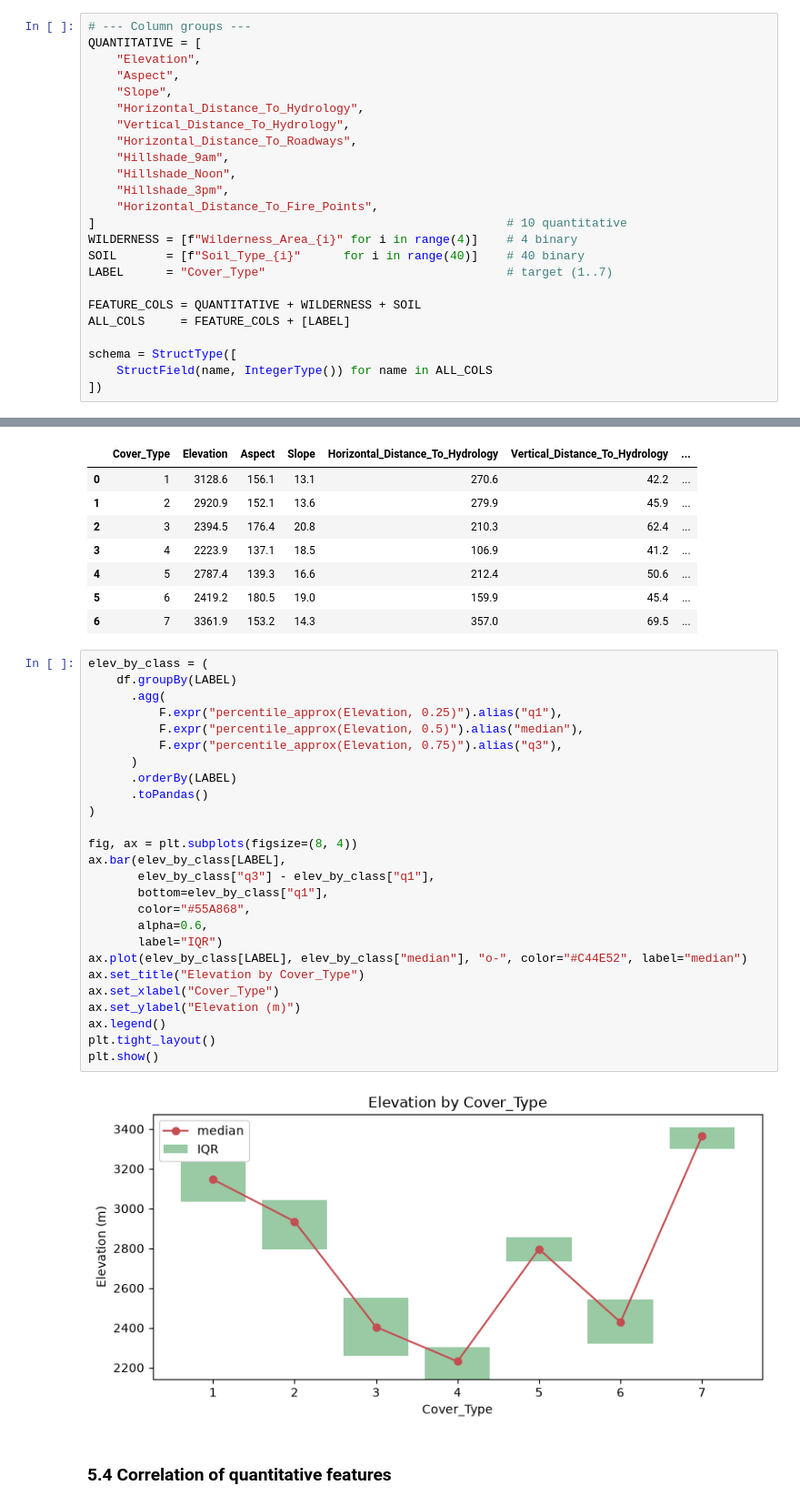
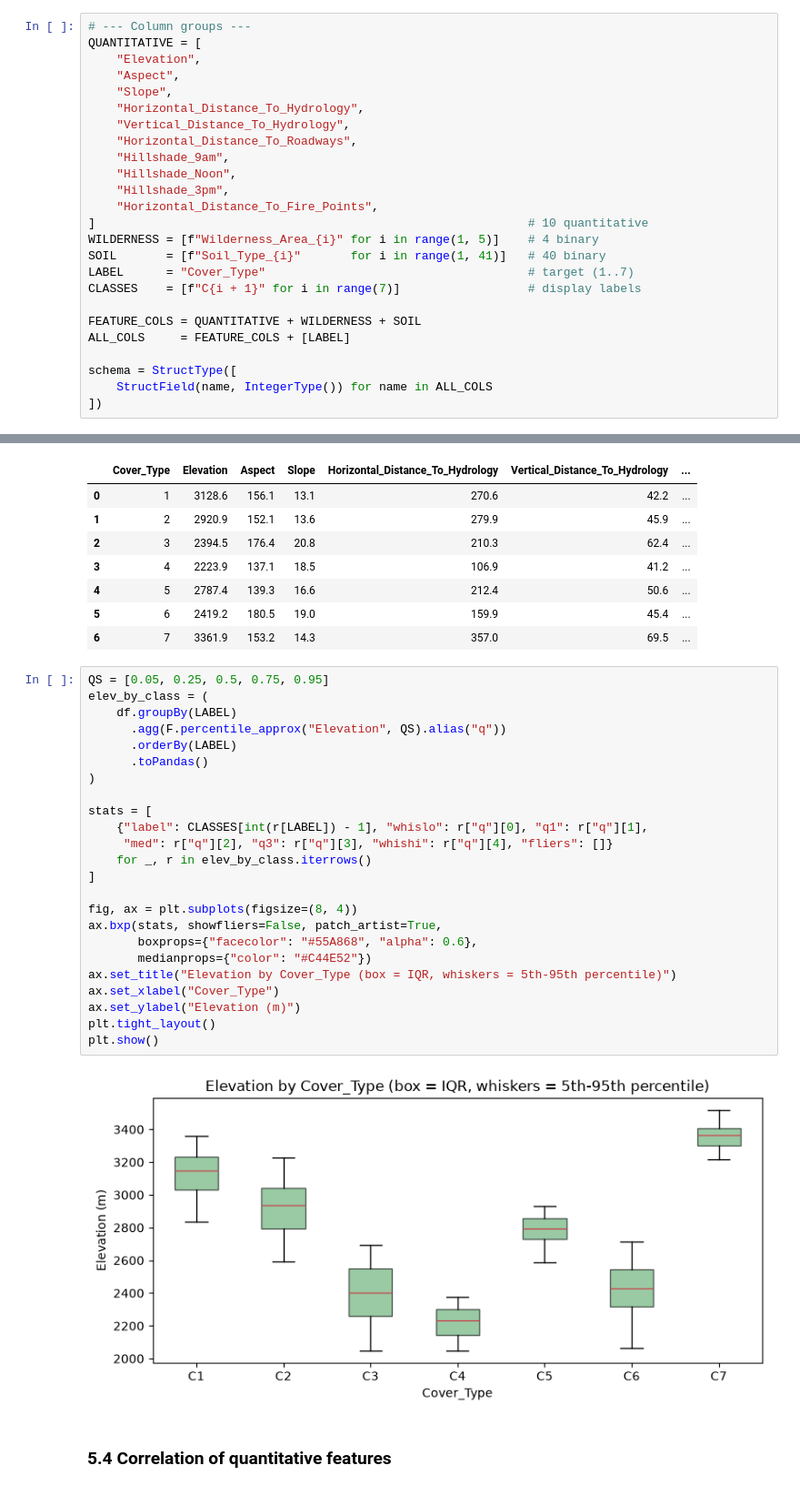
Before and after one commit to TouringHydra3/BDATM-Project, a Jupyter notebook: main.ipynb, the cells around one changed output, grey strips where cells are left out. Shown at 91% size. Saved outputs shown, nothing was run; the diff lists cells and outputs as text.

```diff
--- a/main.ipynb
+++ b/main.ipynb
@@ -142,10 +135,11 @@ QUANTITATIVE = [
     "Hillshade_Noon",
     "Hillshade_3pm",
     "Horizontal_Distance_To_Fire_Points",
-]                                                          # 10 quantitative
-WILDERNESS = [f"Wilderness_Area_{i}" for i in range(4)]    # 4 binary
-SOIL       = [f"Soil_Type_{i}"      for i in range(40)]    # 40 binary
-LABEL      = "Cover_Type"                                  # target (1..7)
+]                                                             # 10 quantitative
+WILDERNESS = [f"Wilderness_Area_{i}" for i in range(1, 5)]    # 4 binary
+SOIL       = [f"Soil_Type_{i}"       for i in range(1, 41)]   # 40 binary
+LABEL      = "Cover_Type"                                     # target (1..7)
+CLASSES    = [f"C{i + 1}" for i in range(7)]                  # display labels
 
 FEATURE_COLS = QUANTITATIVE + WILDERNESS + SOIL
 ALL_COLS     = FEATURE_COLS + [LABEL]
@@ -280,33 +277,31 @@ per_class_mean
 | 5 | 6 | 2419.2 | 180.5 | 19.0 | 159.9 | 45.4 | ... |
 | 6 | 7 | 3361.9 | 153.2 | 14.3 | 357.0 | 69.5 | ... |
 # %%
+QS = [0.05, 0.25, 0.5, 0.75, 0.95]
 elev_by_class = (
     df.groupBy(LABEL)
-      .agg(
-          F.expr("percentile_approx(Elevation, 0.25)").alias("q1"),
-          F.expr("percentile_approx(Elevation, 0.5)").alias("median"),
-          F.expr("percentile_approx(Elevation, 0.75)").alias("q3"),
-      )
+      .agg(F.percentile_approx("Elevation", QS).alias("q"))
       .orderBy(LABEL)
       .toPandas()
 )
 
+stats = [
+    {"label": CLASSES[int(r[LABEL]) - 1], "whislo": r["q"][0], "q1": r["q"][1],
+     "med": r["q"][2], "q3": r["q"][3], "whishi": r["q"][4], "fliers": []}
+    for _, r in elev_by_class.iterrows()
+]
+
 fig, ax = plt.subplots(figsize=(8, 4))
-ax.bar(elev_by_class[LABEL],
-       elev_by_class["q3"] - elev_by_class["q1"],
-       bottom=elev_by_class["q1"],
-       color="#55A868",
-       alpha=0.6,
-       label="IQR")
-ax.plot(elev_by_class[LABEL], elev_by_class["median"], "o-", color="#C44E52", label="median")
-ax.set_title("Elevation by Cover_Type")
+ax.bxp(stats, showfliers=False, patch_artist=True,
+       boxprops={"facecolor": "#55A868", "alpha": 0.6},
+       medianprops={"color": "#C44E52"})
+ax.set_title("Elevation by Cover_Type (box = IQR, whiskers = 5th-95th percentile)")
 ax.set_xlabel("Cover_Type")
 ax.set_ylabel("Elevation (m)")
-ax.legend()
 plt.tight_layout()
 plt.show()
 # %% [output]
-[figure, old version]
+[figure, new version]
 # %% [markdown]
 ### 5.4 Correlation of quantitative features
 # %%
```
Also changed, not shown: parts of 29 cells of this notebook.
